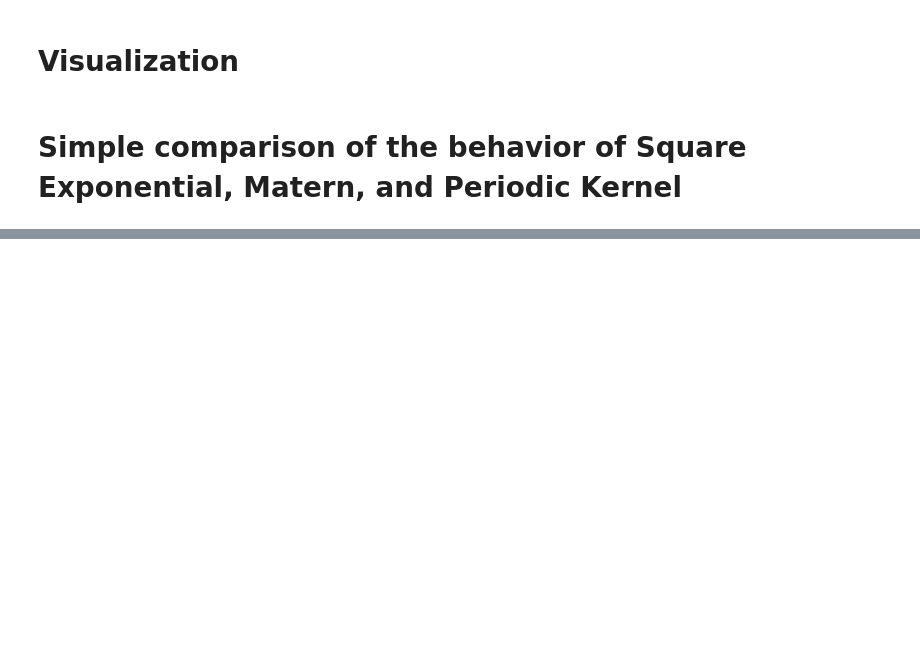
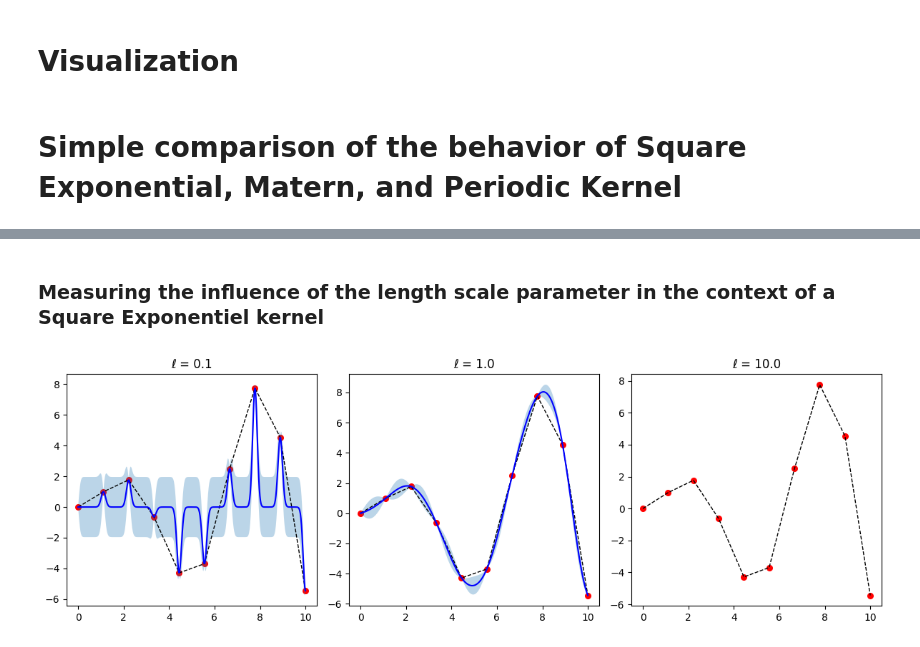
Before and after one commit to stupormundi3/KernaxTest, a Jupyter notebook: project/docs/source/notebooks/Visualization.ipynb, the cells around one changed output, grey strips where cells are left out. Saved outputs shown, nothing was run; the diff lists cells and outputs as text; code cells hidden in the pictures; blank space fills up the shorter version.

```diff
--- a/project/docs/source/notebooks/Visualization.ipynb
+++ b/project/docs/source/notebooks/Visualization.ipynb
@@ -43,15 +45,20 @@ plt.show()
+# %% [markdown]
+### Measuring the influence of the length scale parameter in the context of a Square Exponentiel kernel
 # %%
-length_scales = [0.2, 1.0, 3.0]
+length_scales = [0.1,1.0,10.0]
 plt.figure(figsize=(12,4))
+y = np.squeeze(X * np.sin(X))
 for i, ls in enumerate(length_scales, 1):
     plt.subplot(1,3,i)
 
-    gp = GP.GP(SEKernel( 1.0), Alpha=1e-5).fit(X_train, y_train, num_iters=200)
+    gp = GP.GP(SEKernel(ls)).fit(X_train, y_train, num_iters=200)
     mu, std = gp.predict(X_plot, Return_std=True)
     plt.plot(X, y, 'k--', lw=1)
     plt.scatter(X_train, y_train, c='red', s=30)
     plt.plot(X_plot, mu, 'b-')
     plt.fill_between(X_plot.ravel(), mu-1.96*std, mu+1.96*std, alpha=0.3)
     plt.title(f'ℓ = {ls}')
 plt.tight_layout()
 plt.show()
+# %% [output]
+[figure, added]
```
Also changed, not shown: parts of 3 cells of this notebook, 3 other files.
